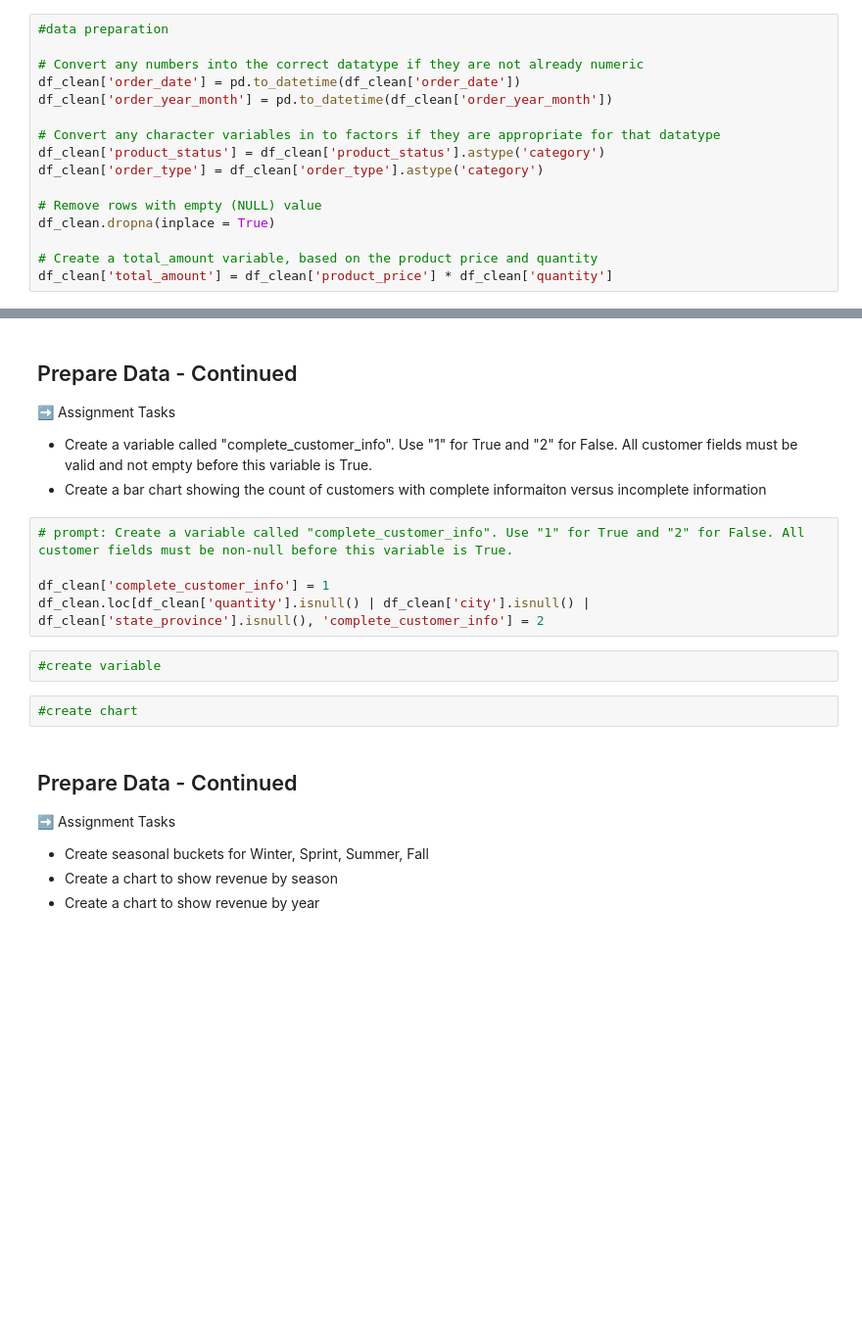
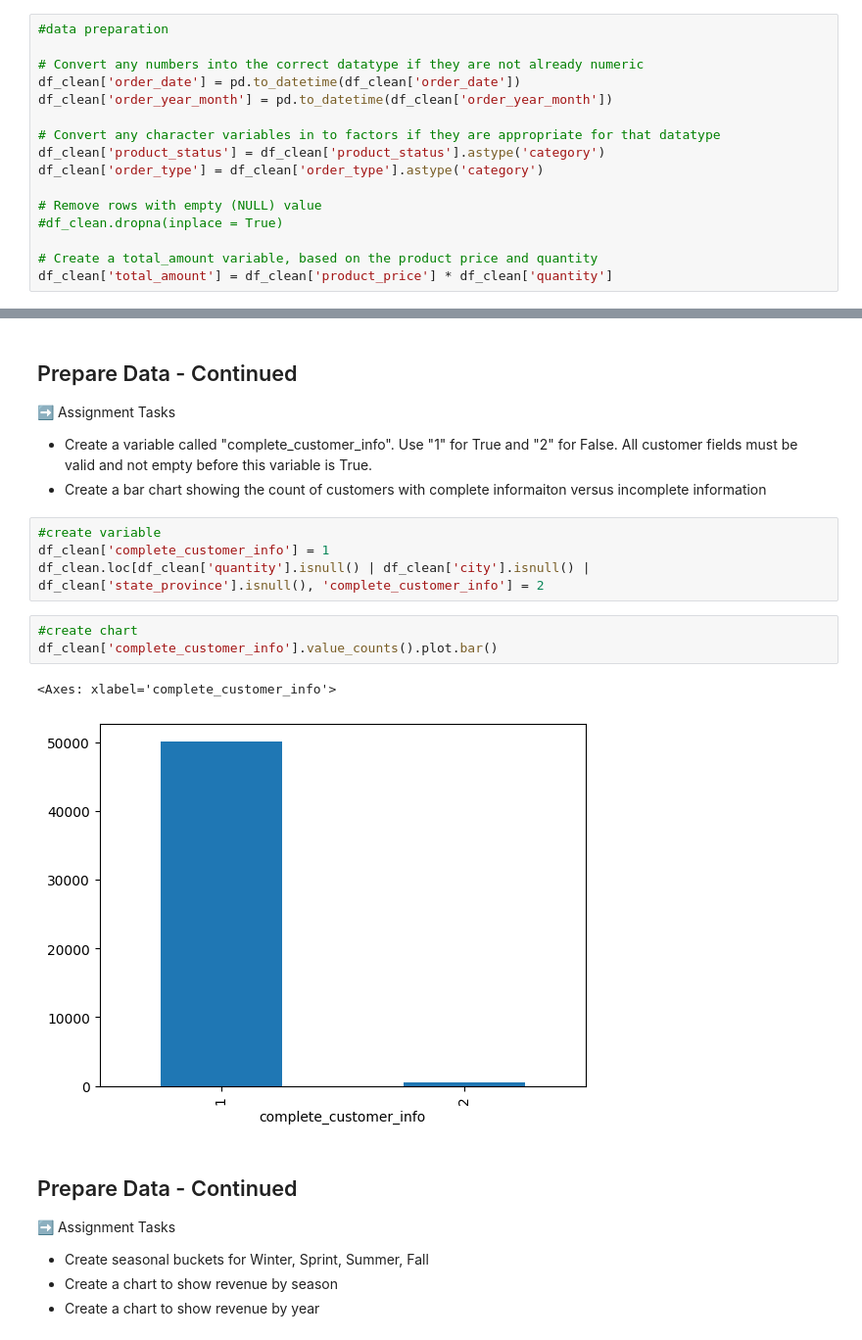
Before and after one commit to BBloxham1/is4487, a Jupyter notebook: Labs/Scripts/lab7_retailer_eda2.ipynb, the cells around one changed output, grey strips where cells are left out. Shown at 98% size. Saved outputs shown, nothing was run; the diff lists cells and outputs as text; blank space fills up the shorter version.

```diff
--- a/Labs/Scripts/lab7_retailer_eda2.ipynb
+++ b/Labs/Scripts/lab7_retailer_eda2.ipynb
@@ -78,7 +78,7 @@ df_clean['product_status'] = df_clean['product_status'].astype('category')
 df_clean['order_type'] = df_clean['order_type'].astype('category')
 
 # Remove rows with empty (NULL) value
-df_clean.dropna(inplace = True)
+#df_clean.dropna(inplace = True)
 
 # Create a total_amount variable, based on the product price and quantity
 df_clean['total_amount'] = df_clean['product_price'] * df_clean['quantity']
@@ -101,14 +101,15 @@ df_clean['order_year_month'] = df_clean['order_year_month'].ffill()
 - Create a variable called "complete_customer_info".   Use "1" for True and "2" for False.  All customer fields must be valid and not empty before this variable is True.
 - Create a bar chart showing the count of customers with complete informaiton versus incomplete information
 # %%
-# prompt: Create a variable called "complete_customer_info". Use "1" for True and "2" for False. All customer fields must be non-null before this variable is True.
-
+#create variable
 df_clean['complete_customer_info'] = 1
 df_clean.loc[df_clean['quantity'].isnull() | df_clean['city'].isnull() | df_clean['state_province'].isnull(), 'complete_customer_info'] = 2
-# %%
-#create variable
 # %%
 #create chart
+df_clean['complete_customer_info'].value_counts().plot.bar()
+# %% [output]
+<Axes: xlabel='complete_customer_info'>
+[figure, added]
 # %% [markdown]
 ## Prepare Data - Continued
 
```
